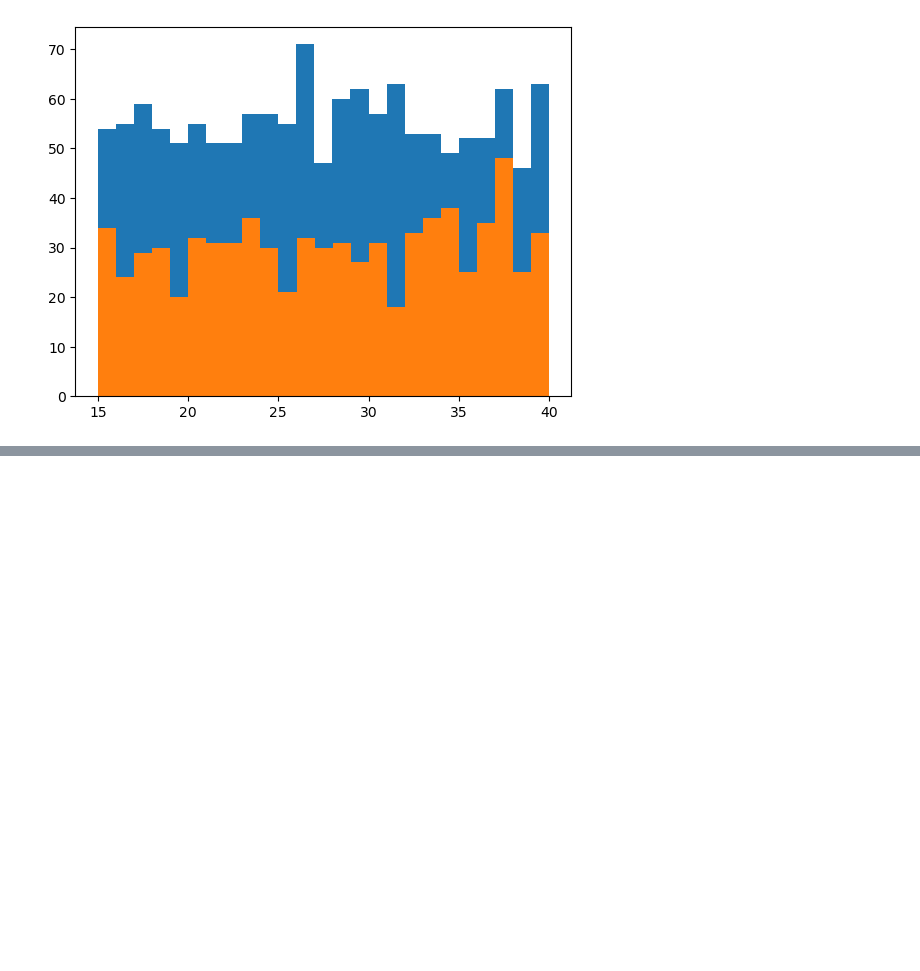
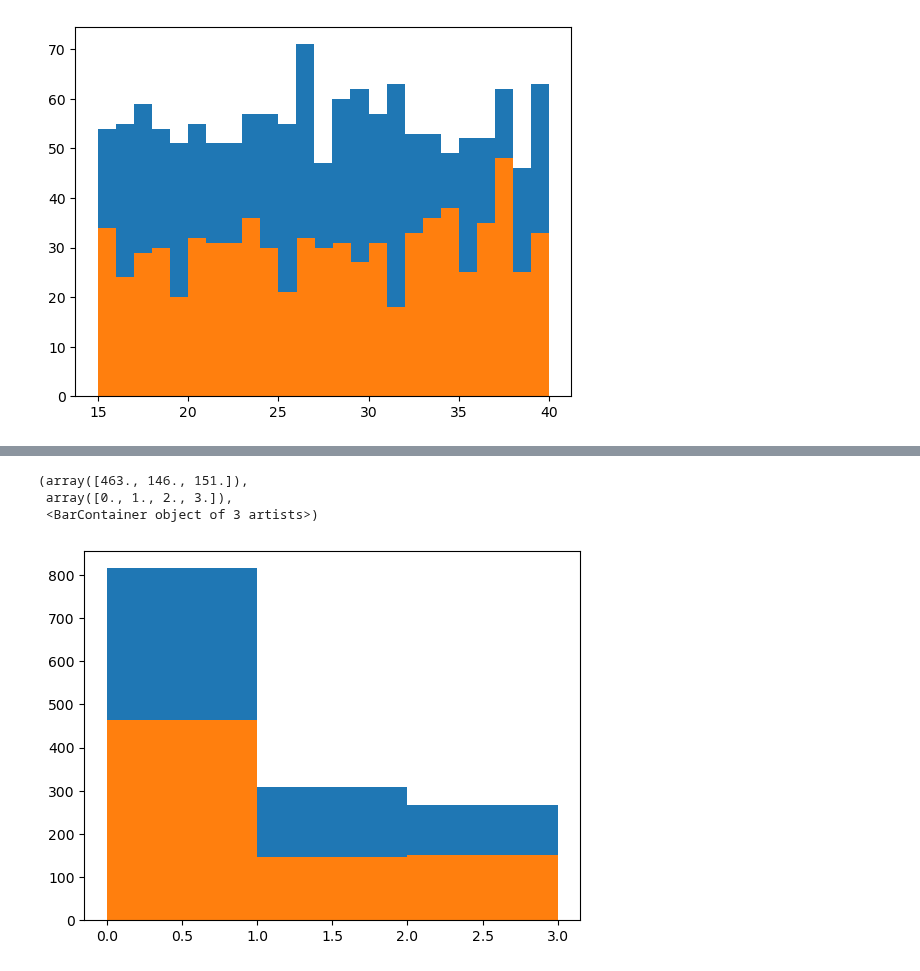
Before and after one commit to rutgers-bootcamp-team-5/project-4, a Jupyter notebook: dev/data_fetching.ipynb, the cells around one changed output, grey strips where cells are left out. Cells and saved outputs as stored; diff of their text form; code cells hidden in the pictures; blank space fills up the shorter version.

```diff
--- a/dev/data_fetching.ipynb
+++ b/dev/data_fetching.ipynb
@@ -88,0 +275,7 @@ plt.hist(plot_positive_df, bins = 25)
+# %%
+#Get the Ethnicity for alzheimer POSITIVE patients into a dataframe
+spark_test_df.createOrReplaceTempView('view')
+alzheimer_positive_data = spark.sql("""SELECT Ethnicity FROM view WHERE Diagnosis=1""")
+alzheimer_positive_data.createOrReplaceTempView("alzheimer_positive")
+spark.sql("SELECT * FROM alzheimer_positive").show()
+plot_positive_df = alzheimer_positive_data.toPandas()
@@ -88,0 +300,7 @@ plt.hist(plot_positive_df, bins = 25)
+# %%
+#Get the Ethnicity for alzheimer NEGATIVE patients into a dataframe
+spark_test_df.createOrReplaceTempView('view')
+alzheimer_negative_data = spark.sql("""SELECT Ethnicity FROM view WHERE Diagnosis=0""")
+alzheimer_negative_data.createOrReplaceTempView("alzheimer_negative")
+spark.sql("SELECT * FROM alzheimer_negative").show()
+plot_negative_df = alzheimer_negative_data.toPandas()
@@ -88,0 +325,10 @@ plt.hist(plot_positive_df, bins = 25)
+# %%
+plot_positive_df['Ethnicity']= plot_positive_df['Ethnicity'].astype(float)
+plot_negative_df['Ethnicity']= plot_negative_df['Ethnicity'].astype(float)
+plt.hist(plot_negative_df, bins = 3)
+plt.hist(plot_positive_df, bins = 3)
+# %% [output]
+(array([463., 146., 151.]),
+ array([0., 1., 2., 3.]),
+ <BarContainer object of 3 artists>)
+[figure, added]
```
Also changed, not shown: parts of 11 cells of this notebook.
